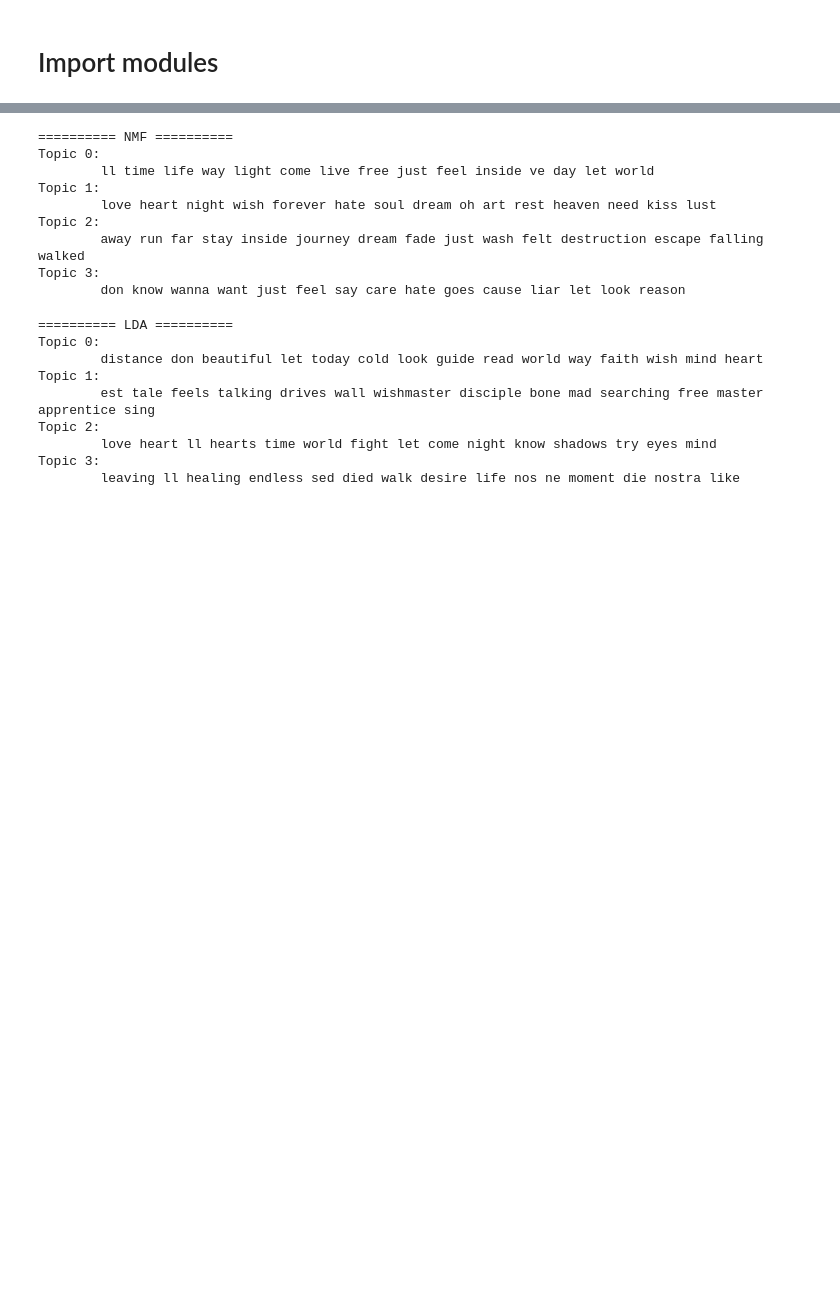
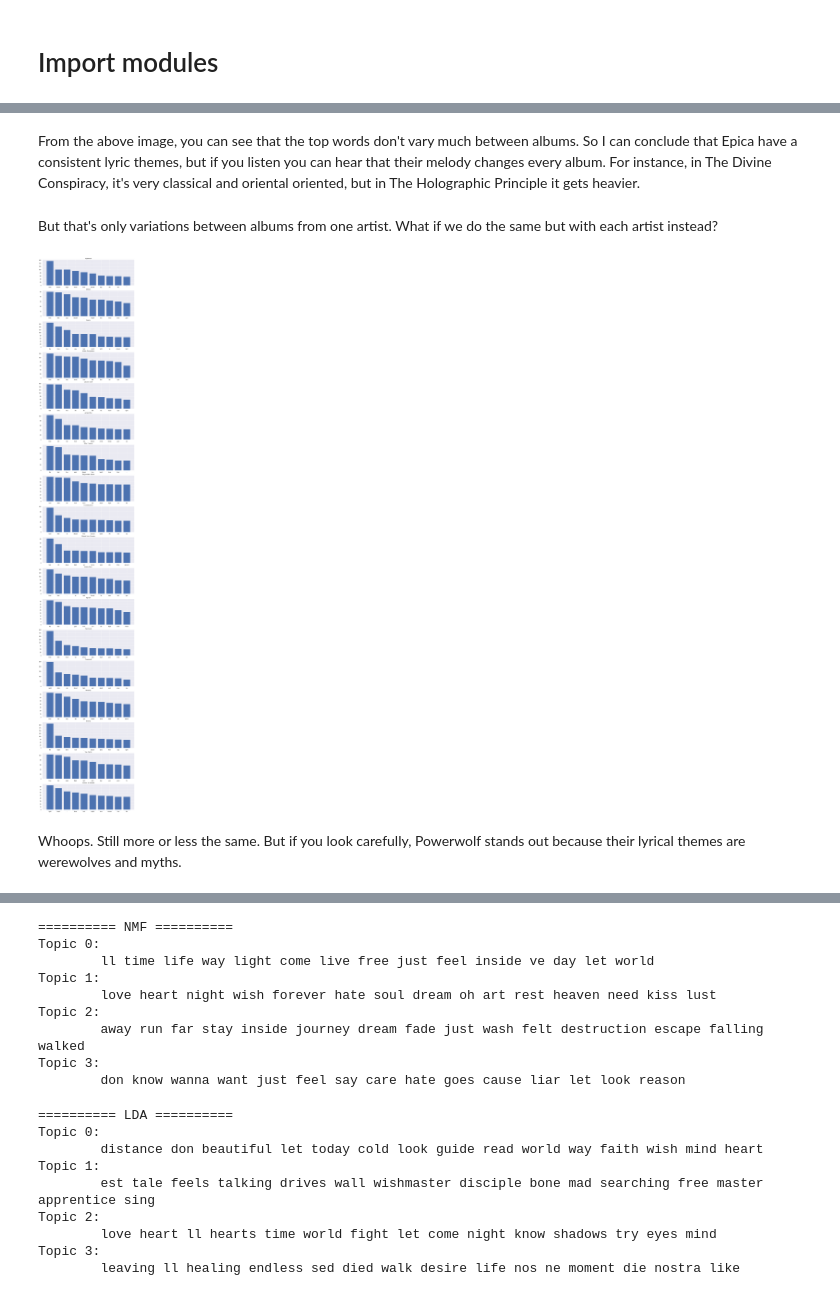
Before and after one commit to kahnwong/lyrics_visualization, a Jupyter notebook: 02_visualize.ipynb, the cells around one changed output, grey strips where cells are left out. Saved outputs shown, nothing was run; the diff lists cells and outputs as text; code cells hidden in the pictures; blank space fills up the shorter version.

```diff
--- a/02_visualize.ipynb
+++ b/02_visualize.ipynb
@@ -168,0 +181,24 @@ for index, i in enumerate(wordcount_group[group].unique()):
+# %% [markdown]
+From the above image, you can see that the top words don't vary much between albums. So I can conclude that Epica have a consistent lyric themes, but if you listen you can hear that their melody changes every album. For instance, in The Divine Conspiracy, it's very classical and oriental oriented, but in The Holographic Principle it gets heavier.
+# %% [markdown]
+But that's only variations between albums from one artist. What if we do the same but with each artist instead?
+# %%
+wordcount_group = []
+df_temp = df
+group = 'artist'
+for i in df_temp[group].unique():
+    chunk = word_vector(df_temp[df[group]==i])
+    chunk[group] = i
+    wordcount_group.append(chunk)
+
+wordcount_group = pd.concat(wordcount_group)
+
+fig, axs = plt.subplots(len(wordcount_group[group].unique()), figsize=(13,80)) # adjust figure size here if it's too cramped
+for index, i in enumerate(wordcount_group[group].unique()):
+    temp = wordcount_group[wordcount_group[group]==i]
+    axs[index].bar(temp['word'], temp['count'])
+    axs[index].set_title(i)
+# %% [output]
+[figure, added]
+# %% [markdown]
+Whoops. Still more or less the same. But if you look carefully, Powerwolf stands out because their lyrical themes are werewolves and myths.
```
Also changed, not shown: parts of 14 cells of this notebook, 1 other file.
